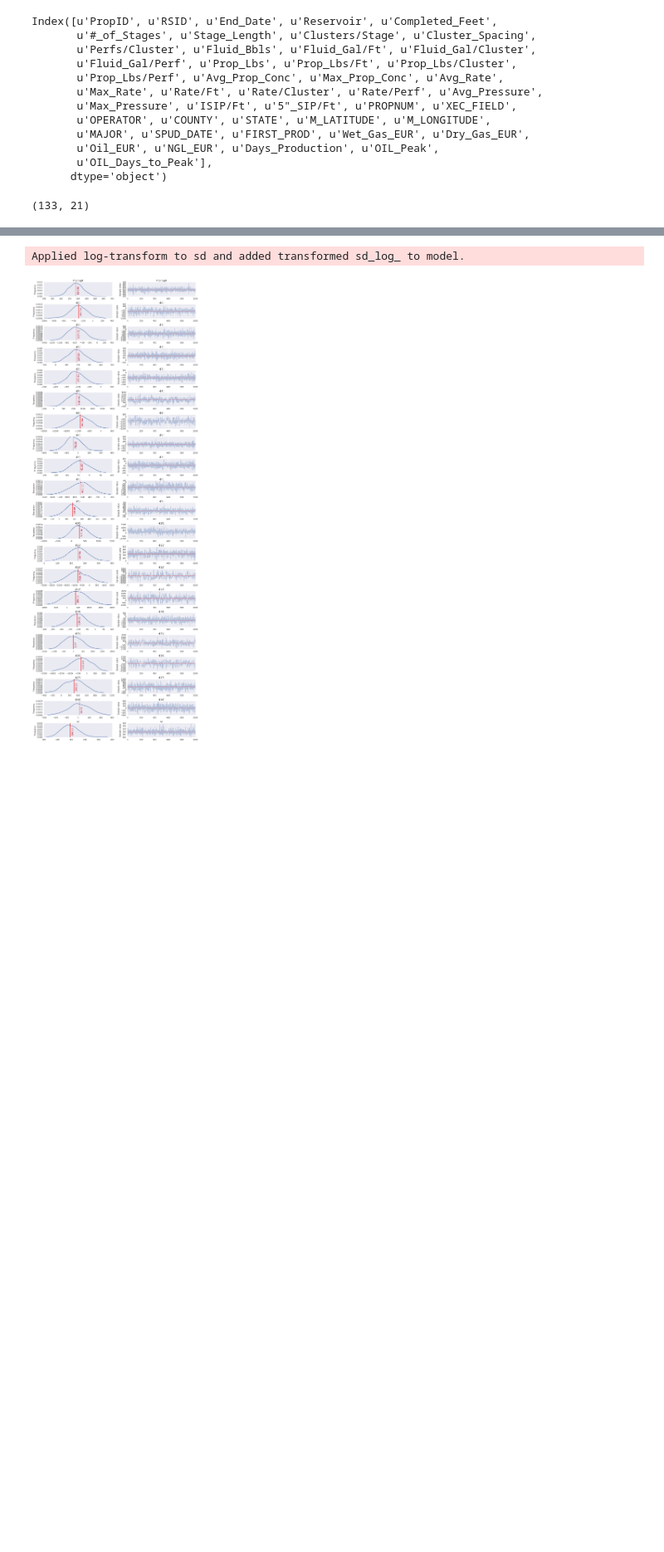
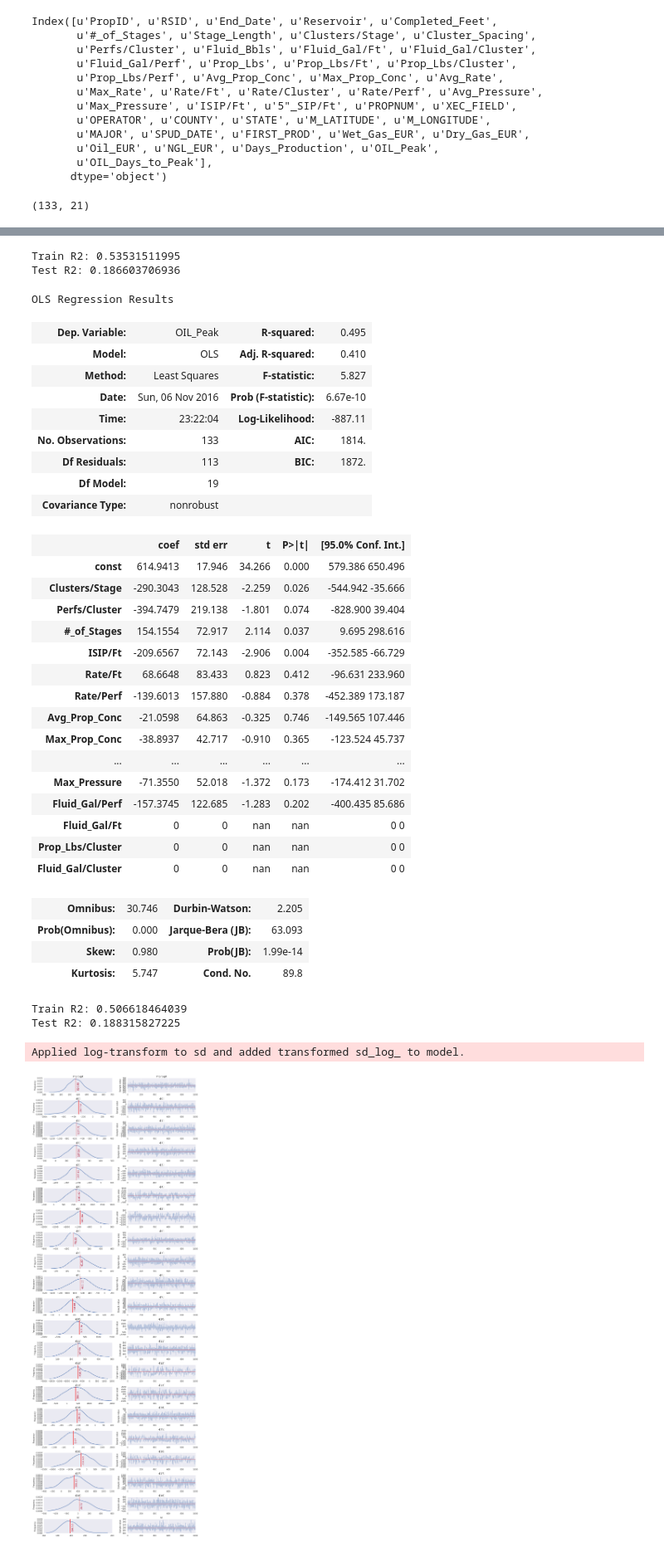
Before and after one commit to jpgrana/bayesian-approach-predicting-well-production, a Jupyter notebook: model.ipynb, the cells around one changed output, grey strips where cells are left out. Shown at 83% size. Saved outputs shown, nothing was run; the diff lists cells and outputs as text; code cells hidden in the pictures; blank space fills up the shorter version.

```diff
--- a/model.ipynb
+++ b/model.ipynb
@@ -39 +67,61 @@ X_train.shape
+# %%
+model = LinearRegression(fit_intercept=True, normalize=False)
+model.fit(X_OLS_train.drop('const', axis=1), y_train)
+print 'Train R2: {0}'.format(model.score(X_OLS_train.drop('const', axis=1), y_train))
+X_OLS_test = standardize_2sd_test(X_test.drop([u'XEC_FIELD', u'Reservoir'], axis=1),
+                                        X_train.drop([u'XEC_FIELD', u'Reservoir'], axis=1))
+print 'Test R2: {0}'.format(model.score(X_OLS_test, y_test))
+# %% [output]
+Train R2: 0.53531511995
+Test R2: 0.186603706936
+# %%
+lasso = sm.OLS(y_train, X_OLS).fit_regularized(alpha=1, L1_wt=1)
+lasso.summary()
+# %% [output]
+OLS Regression Results
+| Dep. Variable: | OIL_Peak | R-squared: | 0.495 |
+| Model: | OLS | Adj. R-squared: | 0.410 |
+| Method: | Least Squares | F-statistic: | 5.827 |
+| Date: | Sun, 06 Nov 2016 | Prob (F-statistic): | 6.67e-10 |
+| Time: | 23:22:04 | Log-Likelihood: | -887.11 |
+| No. Observations: | 133 | AIC: | 1814. |
+| Df Residuals: | 113 | BIC: | 1872. |
+| Df Model: | 19 |  |  |
+| Covariance Type: | nonrobust |  |  |
+|  | coef | std err | t | P>|t| | [95.0% Conf. Int.] |
+| const | 614.9413 | 17.946 | 34.266 | 0.000 | 579.386 650.496 |
+| Clusters/Stage | -290.3043 | 128.528 | -2.259 | 0.026 | -544.942 -35.666 |
+| Perfs/Cluster | -394.7479 | 219.138 | -1.801 | 0.074 | -828.900 39.404 |
+| #_of_Stages | 154.1554 | 72.917 | 2.114 | 0.037 | 9.695 298.616 |
+| ISIP/Ft | -209.6567 | 72.143 | -2.906 | 0.004 | -352.585 -66.729 |
+| Rate/Ft | 68.6648 | 83.433 | 0.823 | 0.412 | -96.631 233.960 |
+| Rate/Perf | -139.6013 | 157.880 | -0.884 | 0.378 | -452.389 173.187 |
+| Avg_Prop_Conc | -21.0598 | 64.863 | -0.325 | 0.746 | -149.565 107.446 |
+| Max_Prop_Conc | -38.8937 | 42.717 | -0.910 | 0.365 | -123.524 45.737 |
+| ... | ... | ... | ... | ... | ... |
+| Max_Pressure | -71.3550 | 52.018 | -1.372 | 0.173 | -174.412 31.702 |
+| Fluid_Gal/Perf | -157.3745 | 122.685 | -1.283 | 0.202 | -400.435 85.686 |
+| Fluid_Gal/Ft | 0 | 0 | nan | nan | 0 0 |
+| Prop_Lbs/Cluster | 0 | 0 | nan | nan | 0 0 |
+| Fluid_Gal/Cluster | 0 | 0 | nan | nan | 0 0 |
+| Omnibus: | 30.746 | Durbin-Watson: | 2.205 |
+| Prob(Omnibus): | 0.000 | Jarque-Bera (JB): | 63.093 |
+| Skew: | 0.980 | Prob(JB): | 1.99e-14 |
+| Kurtosis: | 5.747 | Cond. No. | 89.8 |
+# %%
+X_lasso_train = X_train[[u'Clusters/Stage', u'Perfs/Cluster', u'#_of_Stages', u'ISIP/Ft', u'Rate/Ft', u'Rate/Perf',
+                 u'Avg_Prop_Conc', u'Max_Prop_Conc', u'Rate/Cluster', u'Max_Rate', u'Avg_Pressure', u'Max_Pressure',
+                 u'Fluid_Gal/Perf']]
+X_lasso_train_std = standardize_2sd(X_lasso_train)
+model = LinearRegression(fit_intercept=True, normalize=False)
+model.fit(X_lasso_train_std, y_train)
+print 'Train R2: {0}'.format(model.score(X_lasso_train_std, y_train))
+X_lasso_test = X_test[[u'Clusters/Stage', u'Perfs/Cluster', u'#_of_Stages', u'ISIP/Ft', u'Rate/Ft', u'Rate/Perf',
+                 u'Avg_Prop_Conc', u'Max_Prop_Conc', u'Rate/Cluster', u'Max_Rate', u'Avg_Pressure', u'Max_Pressure',
+                 u'Fluid_Gal/Perf']]
+X_lasso_test_std = standardize_2sd_test(X_lasso_test, X_lasso_train)
+print 'Test R2: {0}'.format(model.score(X_lasso_test_std, y_test))
+# %% [output]
+Train R2: 0.506618464039
+Test R2: 0.188315827225
 # %%
```
Also changed, not shown: parts of 9 cells of this notebook, 1 other file.
